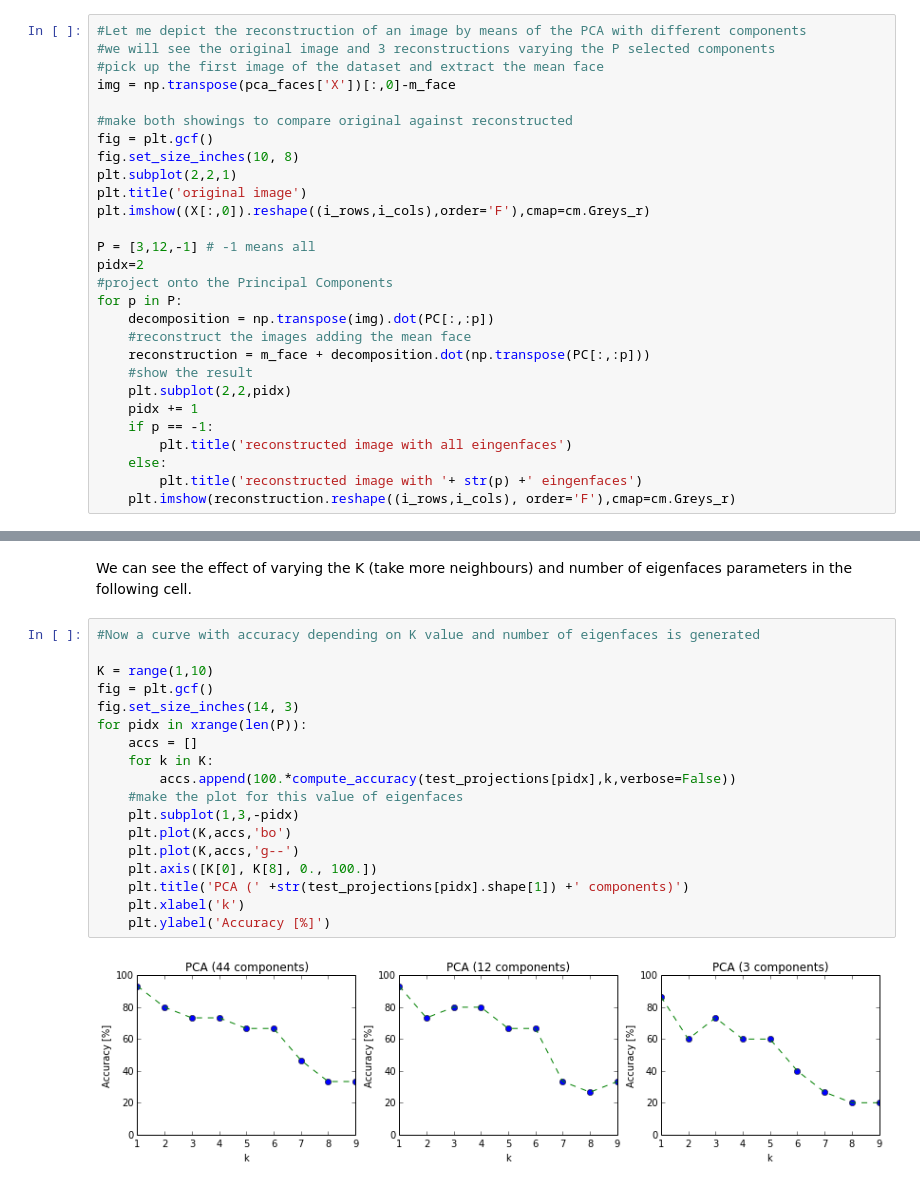
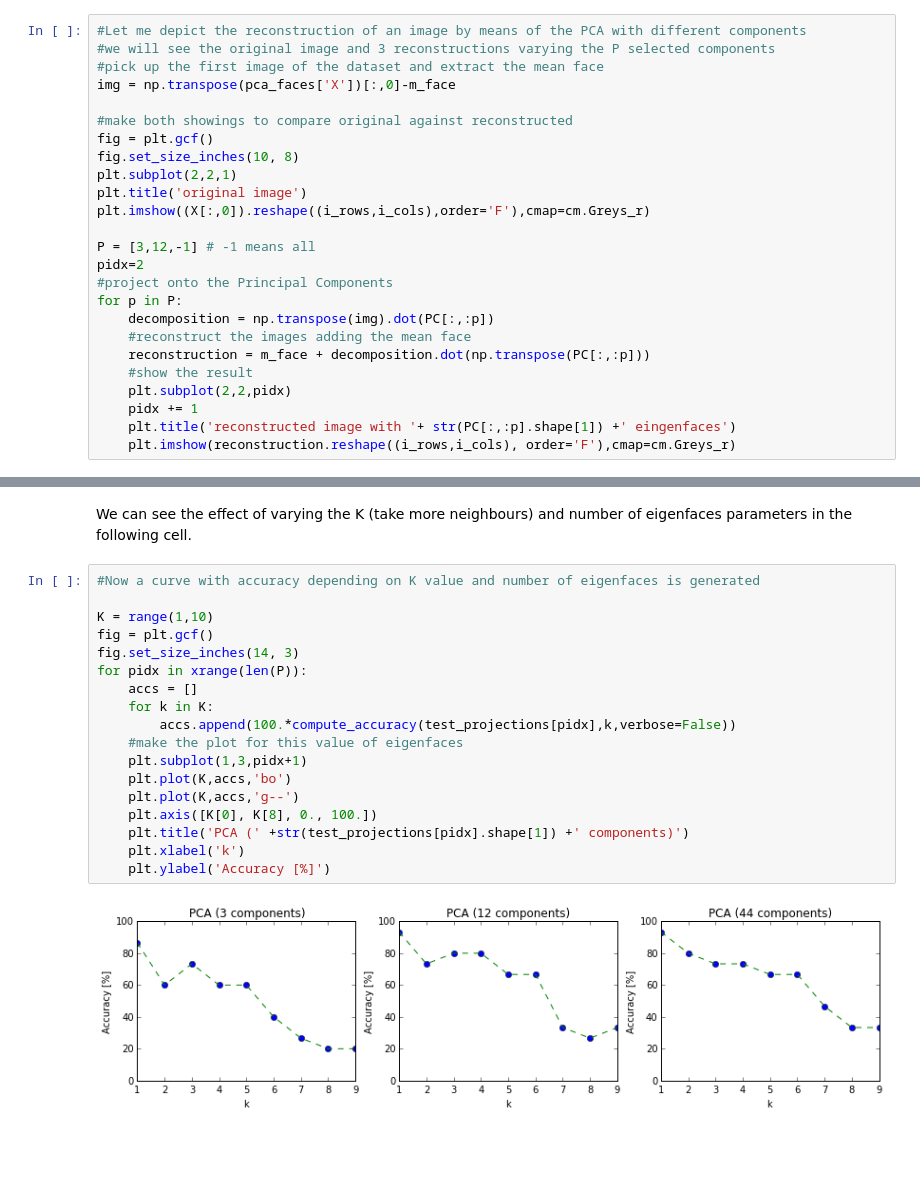
Before and after one commit to santi-pdp/face_recognizer, a Jupyter notebook: Face Recognition.ipynb, the cells around one changed output, grey strips where cells are left out. Cells and saved outputs as stored; diff of their text form; blank space fills up the shorter version.

Commit message:
Corrected titles

```diff
--- a/Face Recognition.ipynb
+++ b/Face Recognition.ipynb
@@ -102,10 +102,7 @@ for p in P:
     #show the result
     plt.subplot(2,2,pidx)
     pidx += 1
-    if p == -1:
-        plt.title('reconstructed image with all eingenfaces')
-    else:
-        plt.title('reconstructed image with '+ str(p) +' eingenfaces')
+    plt.title('reconstructed image with '+ str(PC[:,:p].shape[1]) +' eingenfaces')
     plt.imshow(reconstruction.reshape((i_rows,i_cols), order='F'),cmap=cm.Greys_r)
 # %% [output]
 [figure]
@@ -216,20 +213,20 @@ We can see the effect of varying the K (take more neighbours) and number of eige
 # %%
 #Now a curve with accuracy depending on K value and number of eigenfaces is generated
 
 K = range(1,10)
 fig = plt.gcf()
 fig.set_size_inches(14, 3)
 for pidx in xrange(len(P)):
     accs = []
     for k in K:
         accs.append(100.*compute_accuracy(test_projections[pidx],k,verbose=False))
     #make the plot for this value of eigenfaces
-    plt.subplot(1,3,-pidx)
+    plt.subplot(1,3,pidx+1)
     plt.plot(K,accs,'bo')
     plt.plot(K,accs,'g--')
     plt.axis([K[0], K[8], 0., 100.])
     plt.title('PCA (' +str(test_projections[pidx].shape[1]) +' components)')
     plt.xlabel('k')
     plt.ylabel('Accuracy [%]')
 # %% [output]
-[figure, old version]
+[figure, new version]
```
